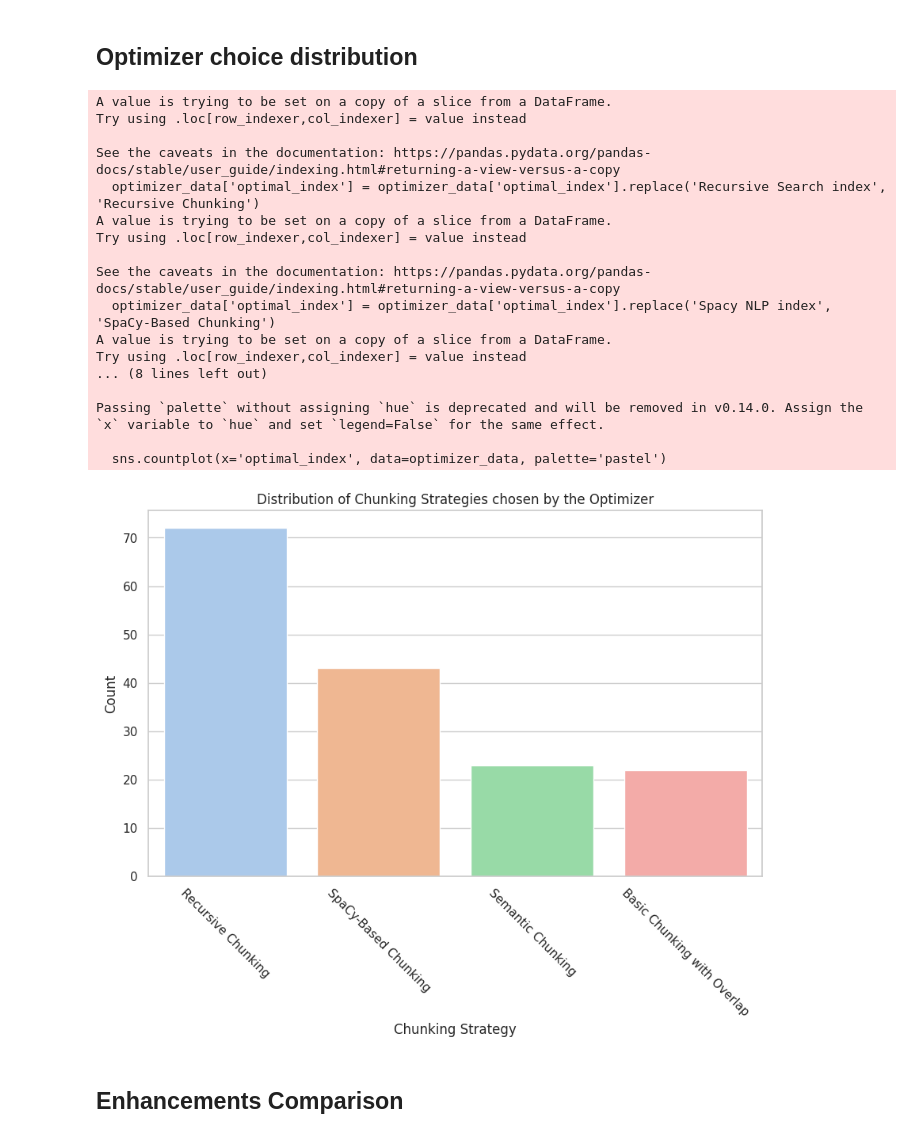
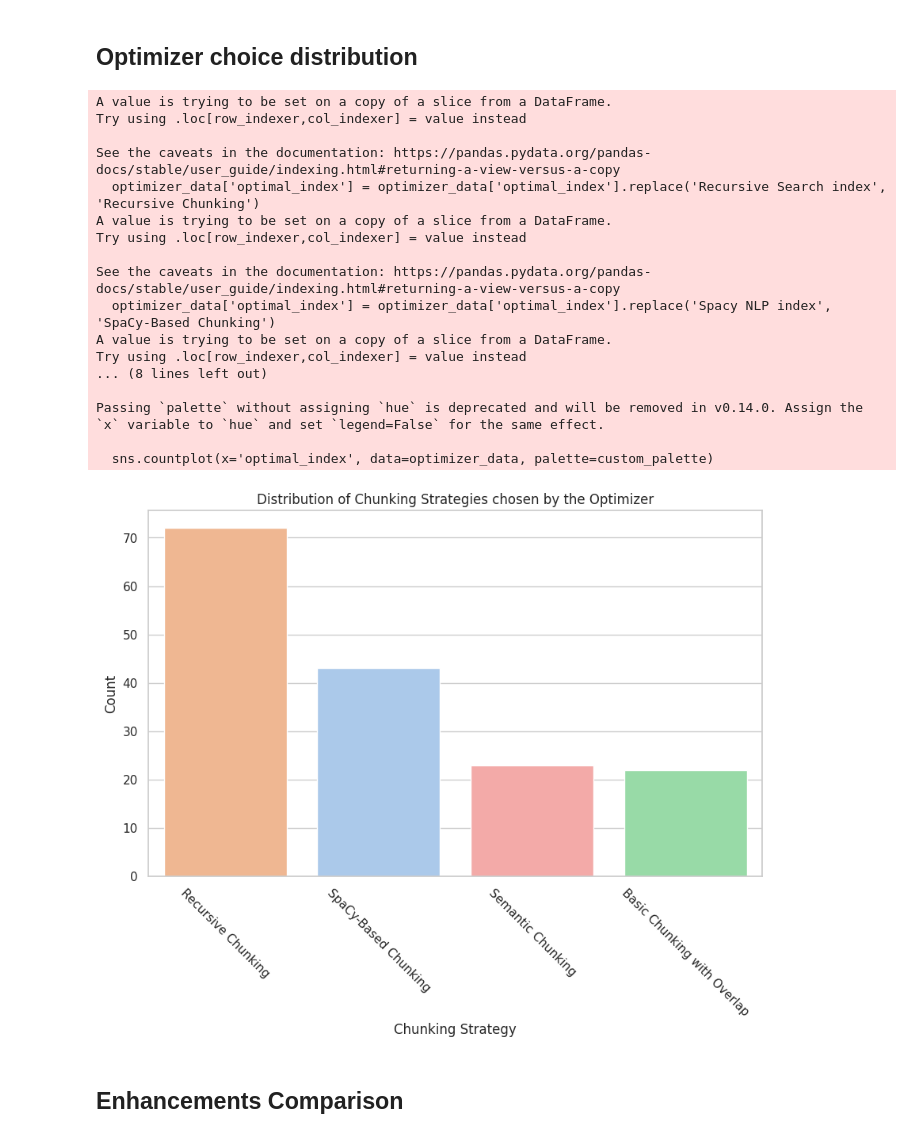
Before and after one commit to shachafha/Terms-and-Services-RAG, a Jupyter notebook: analyse_results.ipynb, the cells around one changed output. Saved outputs shown, nothing was run; the diff lists cells and outputs as text; code cells hidden in the pictures.

Commit message:
change grapth color

```diff
--- a/analyse_results.ipynb
+++ b/analyse_results.ipynb
@@ -132,49 +132,55 @@ Passing `palette` without assigning `hue` is deprecated and will be removed in v
 # %% [markdown]
 ## Optimizer choice distribution
 # %%
+import matplotlib.pyplot as plt
+import seaborn as sns
+
+# Define your custom pastel colors as a list of hex codes or color names
+custom_palette = ['#ffb482', '#a1c9f4','#ff9e9b', '#8de5a1']  # Example pastel colors
+
 # Filter data for optimizer configurations in RAG mode
 optimizer_data = all_data[all_data['optimizer'] & (all_data['mode'] == 'RAG')]
 
 # Replace occurrences of 'None' with meaningful names for the optimal_index
-# These replacements are made to give more intuitive labels for different chunking strategies
 optimizer_data['optimal_index'] = optimizer_data['optimal_index'].replace('Recursive Search index', 'Recursive Chunking')
 optimizer_data['optimal_index'] = optimizer_data['optimal_index'].replace('Spacy NLP index', 'SpaCy-Based Chunking')
 optimizer_data['optimal_index'] = optimizer_data['optimal_index'].replace('Semantic Match index', 'Semantic Chunking')
 optimizer_data['optimal_index'] = optimizer_data['optimal_index'].replace('Overlap Strategy index', 'Basic Chunking with Overlap')
 
 # Display the count of each unique value in the 'optimal_index' column
-# This provides insights into the distribution of different chunking strategies used in the optimization
 optimizer_data['optimal_index'].value_counts()
 
+# Create the plot with your custom pastel color palette
 plt.figure(figsize=(10, 6))
 plt.xticks(rotation=-45)
-# This will display the frequency of each chunking strategy used in the RAG system
-sns.countplot(x='optimal_index', data=optimizer_data, palette='pastel')
+
+sns.countplot(x='optimal_index', data=optimizer_data, palette=custom_palette)
+
 plt.title("Distribution of Chunking Strategies chosen by the Optimizer")
 plt.xlabel("Chunking Strategy")
 plt.ylabel("Count")
 
 # Show the plot
 plt.show()
 # %% [output]
 A value is trying to be set on a copy of a slice from a DataFrame.
 Try using .loc[row_indexer,col_indexer] = value instead
 
 See the caveats in the documentation: https://pandas.pydata.org/pandas-docs/stable/user_guide/indexing.html#returning-a-view-versus-a-copy
   optimizer_data['optimal_index'] = optimizer_data['optimal_index'].replace('Recursive Search index', 'Recursive Chunking')
 A value is trying to be set on a copy of a slice from a DataFrame.
 Try using .loc[row_indexer,col_indexer] = value instead
 
 See the caveats in the documentation: https://pandas.pydata.org/pandas-docs/stable/user_guide/indexing.html#returning-a-view-versus-a-copy
   optimizer_data['optimal_index'] = optimizer_data['optimal_index'].replace('Spacy NLP index', 'SpaCy-Based Chunking')
 A value is trying to be set on a copy of a slice from a DataFrame.
 Try using .loc[row_indexer,col_indexer] = value instead
 ... (8 lines left out)
 
 Passing `palette` without assigning `hue` is deprecated and will be removed in v0.14.0. Assign the `x` variable to `hue` and set `legend=False` for the same effect.
 
-  sns.countplot(x='optimal_index', data=optimizer_data, palette='pastel')
+  sns.countplot(x='optimal_index', data=optimizer_data, palette=custom_palette)
-[figure, old version]
+[figure, new version]
 # %% [markdown]
 ## Enhancements Comparison
 # %%
```
Also changed, not shown: parts of 2 cells of this notebook.
